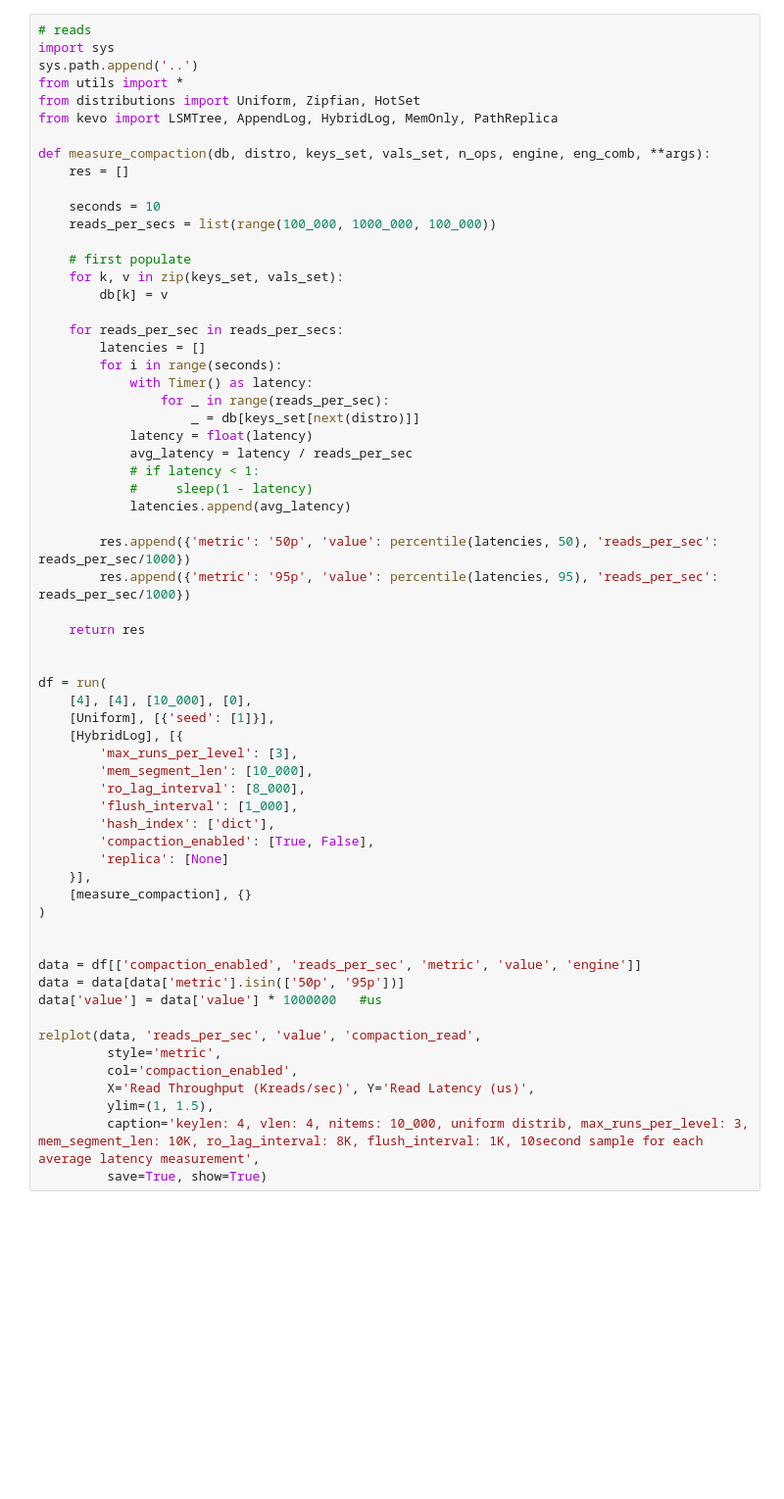
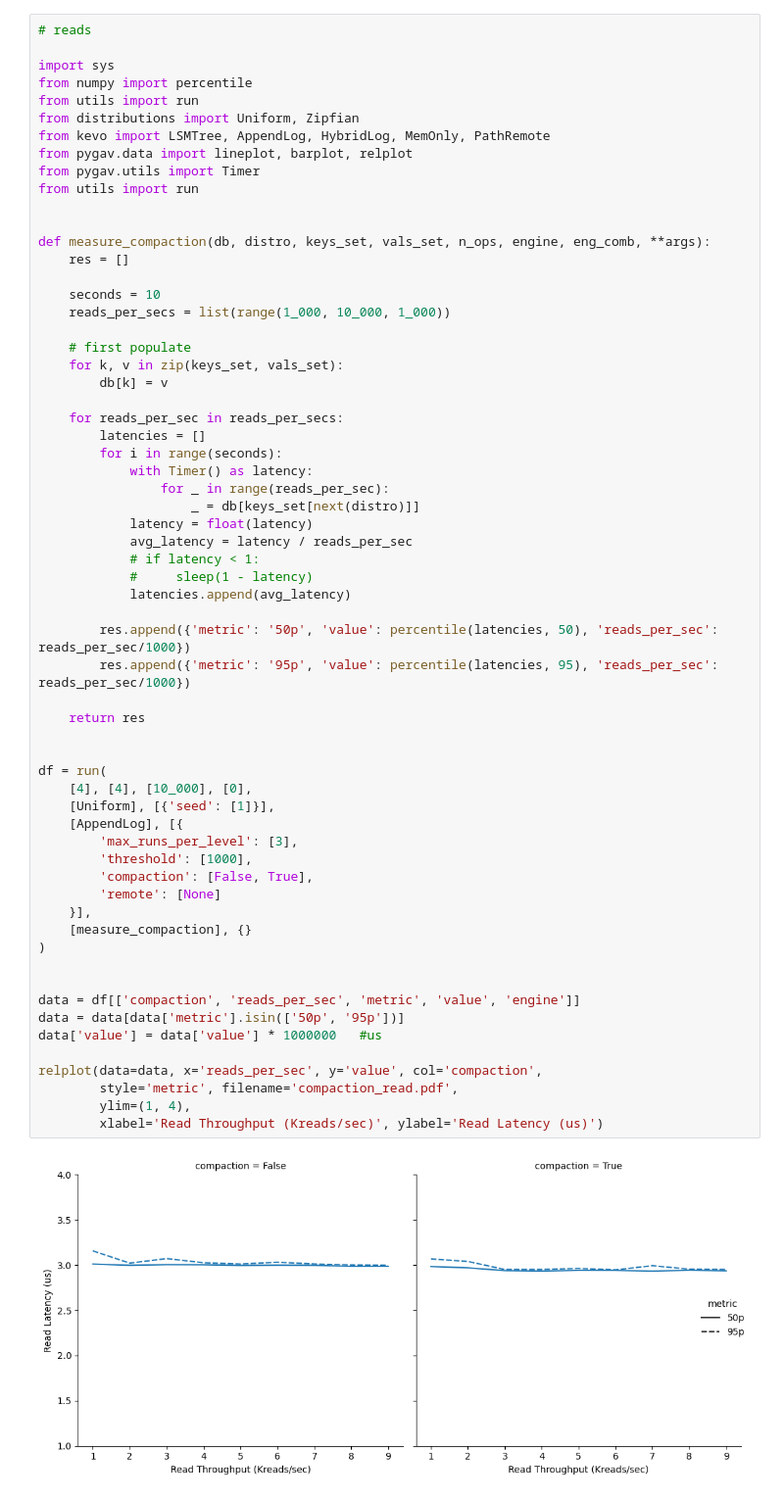
Before and after one commit to nikosgavalas/tud-thesis, a Jupyter notebook: benchmarks/compaction.ipynb, the cells around one changed output. Shown at 98% size. Cells and saved outputs as stored; diff of their text form; blank space fills up the shorter version.

```diff
--- a/benchmarks/compaction.ipynb
+++ b/benchmarks/compaction.ipynb
@@ -106,16 +61,21 @@ relplot(data, 'writes_per_sec', 'value', 'compaction_write',
 # %%
 # reads
+
 import sys
-sys.path.append('..')
-from utils import *
-from distributions import Uniform, Zipfian, HotSet
-from kevo import LSMTree, AppendLog, HybridLog, MemOnly, PathReplica
+from numpy import percentile
+from utils import run
+from distributions import Uniform, Zipfian
+from kevo import LSMTree, AppendLog, HybridLog, MemOnly, PathRemote
+from pygav.data import lineplot, barplot, relplot
+from pygav.utils import Timer
+from utils import run
+
 
 def measure_compaction(db, distro, keys_set, vals_set, n_ops, engine, eng_comb, **args):
     res = []
 
     seconds = 10
-    reads_per_secs = list(range(100_000, 1000_000, 100_000))
+    reads_per_secs = list(range(1_000, 10_000, 1_000))
 
     # first populate
     for k, v in zip(keys_set, vals_set):
@@ -124,45 +84,41 @@ def measure_compaction(db, distro, keys_set, vals_set, n_ops, engine, eng_comb,
     for reads_per_sec in reads_per_secs:
         latencies = []
         for i in range(seconds):
             with Timer() as latency:
                 for _ in range(reads_per_sec):
                     _ = db[keys_set[next(distro)]]
             latency = float(latency)
             avg_latency = latency / reads_per_sec
             # if latency < 1:
             #     sleep(1 - latency)
             latencies.append(avg_latency)
 
         res.append({'metric': '50p', 'value': percentile(latencies, 50), 'reads_per_sec': reads_per_sec/1000})
         res.append({'metric': '95p', 'value': percentile(latencies, 95), 'reads_per_sec': reads_per_sec/1000})
 
     return res
 
 
 df = run(
     [4], [4], [10_000], [0],
     [Uniform], [{'seed': [1]}],
-    [HybridLog], [{
+    [AppendLog], [{
         'max_runs_per_level': [3],
-        'mem_segment_len': [10_000],
-        'ro_lag_interval': [8_000],
-        'flush_interval': [1_000],
-        'hash_index': ['dict'],
-        'compaction_enabled': [True, False],
-        'replica': [None]
+        'threshold': [1000],
+        'compaction': [False, True],
+        'remote': [None]
     }],
     [measure_compaction], {}
 )
 
 
-data = df[['compaction_enabled', 'reads_per_sec', 'metric', 'value', 'engine']]
+data = df[['compaction', 'reads_per_sec', 'metric', 'value', 'engine']]
 data = data[data['metric'].isin(['50p', '95p'])]
 data['value'] = data['value'] * 1000000   #us
 
-relplot(data, 'reads_per_sec', 'value', 'compaction_read',
-         style='metric',
-         col='compaction_enabled',
-         X='Read Throughput (Kreads/sec)', Y='Read Latency (us)',
-         ylim=(1, 1.5),
-         caption='keylen: 4, vlen: 4, nitems: 10_000, uniform distrib, max_runs_per_level: 3, mem_segment_len: 10K, ro_lag_interval: 8K, flush_interval: 1K, 10second sample for each average latency measurement',
-         save=True, show=True)
+relplot(data=data, x='reads_per_sec', y='value', col='compaction',
+        style='metric', filename='compaction_read.pdf',
+        ylim=(1, 4),
+        xlabel='Read Throughput (Kreads/sec)', ylabel='Read Latency (us)')
+# %% [output]
+[figure, added]
```
Also changed, not shown: parts of 2 cells of this notebook, 34 other files.
